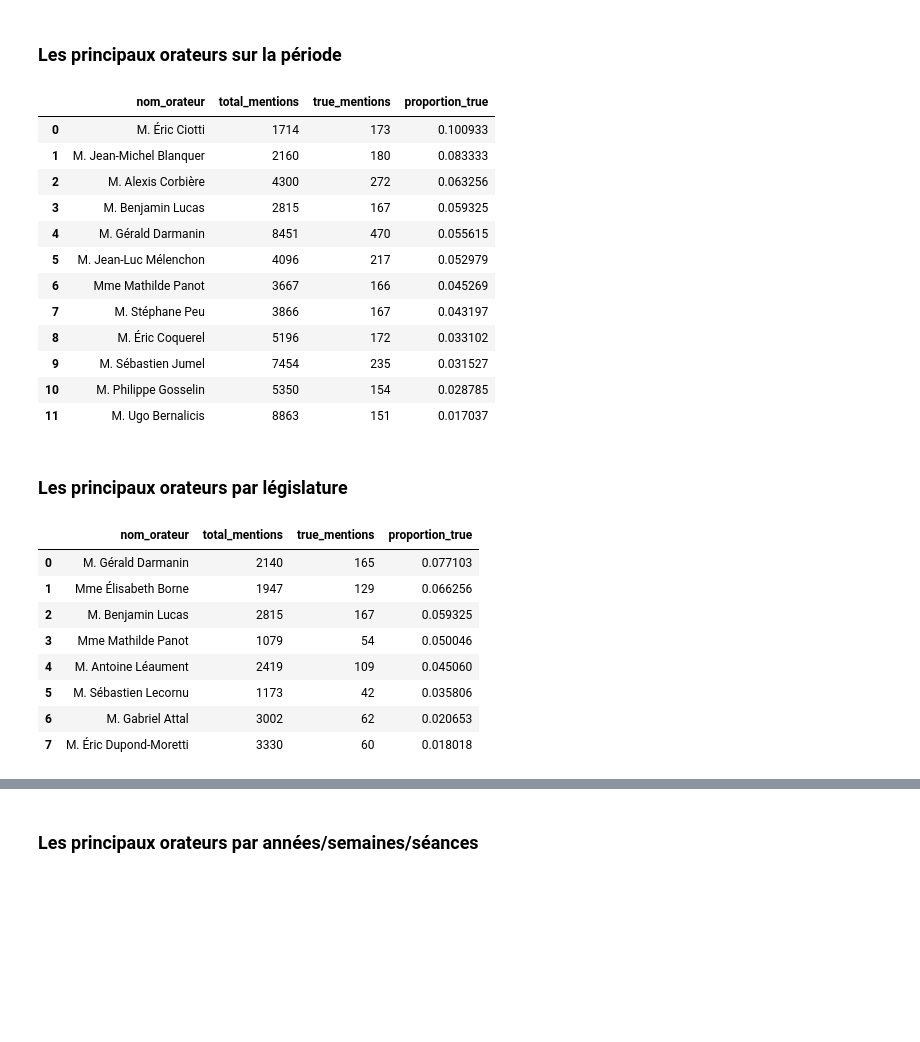
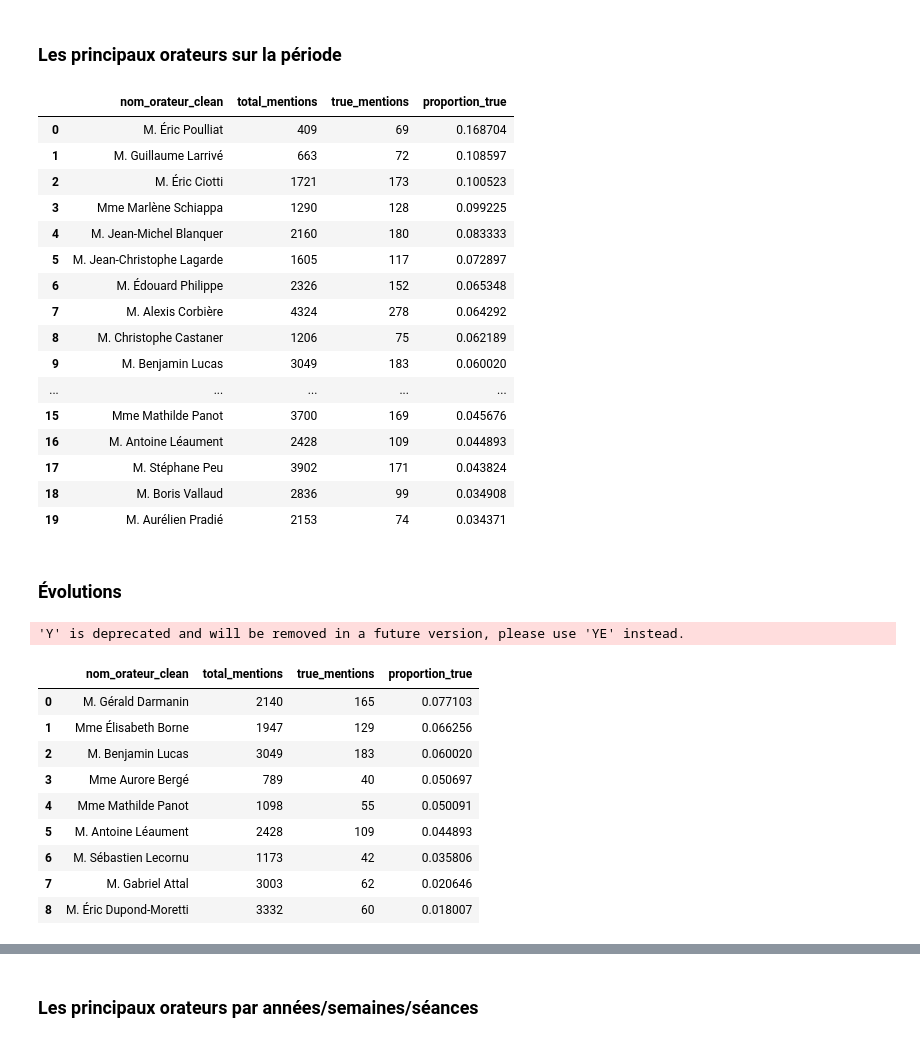
Before and after one commit to leomignot/republique-cest-quoi, a Jupyter notebook: exploration/analyses_%.ipynb, the cells around one changed output, grey strips where cells are left out. Drawn from its saved outputs; the diff is of its cells as text; code cells hidden in the pictures; blank space fills up the shorter version.

Commit message:
Nettoyage coquille clean & filter + avancées analyses explo

```diff
--- a/exploration/analyses_%.ipynb
+++ b/exploration/analyses_%.ipynb
@@ -730,47 +831,51 @@ top_parti_periodique(df, periode="intervalle", date_debut="2021-02-01", date_fin
 # %%
 # Compter le nombre de fois où chaque orateur dit "République"
 counts = (
-    df.groupby("nom_orateur")["repu_match_valide"]
+    df.groupby("nom_orateur_clean")["repu_match_valide"]
     .agg(total_mentions="count", true_mentions=lambda x: (x == True).sum())
     .reset_index()
 )
 
 # Calcul de la proportion
 counts["proportion_true"] = counts["true_mentions"] / counts["total_mentions"]
 
 # Filtrer les orateurs avec au moins 10 mentions True
-filtered = counts[counts["true_mentions"] >= 150]
+filtered = counts[counts["true_mentions"] >= 65]
 
 # Trier par proportion décroissante et garder les 40 premiers
-df_top20 = filtered.sort_values("proportion_true", ascending=False).head(40).reset_index(drop=True)
+df_top20 = filtered.sort_values("proportion_true", ascending=False).head(20).reset_index(drop=True)
 
 # Graphique
 fig_top20 = px.bar(
     df_top20,
-    x="nom_orateur",
+    x="nom_orateur_clean",
     y="proportion_true",
     title="Top 20 orateurs par proportion de mentions de 'République'",
-    labels={"Nom_orateur": "Personnel politique", "proportion_true": "% 'République'"},
+    labels={"nom_orateur_clean": "Personnel politique", "proportion_true": "% 'République'"},
     template="plotly_white",
 )
 
 fig_top20.update_layout(xaxis_tickangle=-45)
 
 fig_top20.show()
 df_top20
 # %% [output]
-|  | nom_orateur | total_mentions | true_mentions | proportion_true |
-| 0 | M. Éric Ciotti | 1714 | 173 | 0.100933 |
-| 1 | M. Jean-Michel Blanquer | 2160 | 180 | 0.083333 |
-| 2 | M. Alexis Corbière | 4300 | 272 | 0.063256 |
-| 3 | M. Benjamin Lucas | 2815 | 167 | 0.059325 |
-| 4 | M. Gérald Darmanin | 8451 | 470 | 0.055615 |
-| 5 | M. Jean-Luc Mélenchon | 4096 | 217 | 0.052979 |
-| 6 | Mme Mathilde Panot | 3667 | 166 | 0.045269 |
-| 7 | M. Stéphane Peu | 3866 | 167 | 0.043197 |
-| 8 | M. Éric Coquerel | 5196 | 172 | 0.033102 |
-| 9 | M. Sébastien Jumel | 7454 | 235 | 0.031527 |
-| 10 | M. Philippe Gosselin | 5350 | 154 | 0.028785 |
-| 11 | M. Ugo Bernalicis | 8863 | 151 | 0.017037 |
+|  | nom_orateur_clean | total_mentions | true_mentions | proportion_true |
+| 0 | M. Éric Poulliat | 409 | 69 | 0.168704 |
+| 1 | M. Guillaume Larrivé | 663 | 72 | 0.108597 |
+| 2 | M. Éric Ciotti | 1721 | 173 | 0.100523 |
+| 3 | Mme Marlène Schiappa | 1290 | 128 | 0.099225 |
+| 4 | M. Jean-Michel Blanquer | 2160 | 180 | 0.083333 |
+| 5 | M. Jean-Christophe Lagarde | 1605 | 117 | 0.072897 |
+| 6 | M. Édouard Philippe | 2326 | 152 | 0.065348 |
+| 7 | M. Alexis Corbière | 4324 | 278 | 0.064292 |
+| 8 | M. Christophe Castaner | 1206 | 75 | 0.062189 |
+| 9 | M. Benjamin Lucas | 3049 | 183 | 0.060020 |
+| ... | ... | ... | ... | ... |
+| 15 | Mme Mathilde Panot | 3700 | 169 | 0.045676 |
+| 16 | M. Antoine Léaument | 2428 | 109 | 0.044893 |
+| 17 | M. Stéphane Peu | 3902 | 171 | 0.043824 |
+| 18 | M. Boris Vallaud | 2836 | 99 | 0.034908 |
+| 19 | M. Aurélien Pradié | 2153 | 74 | 0.034371 |
 # %% [markdown]
-### Les principaux orateurs par législature
+### Évolutions
@@ -777,10 +953,14 @@ df_top20
+# %%
+evolution_personnel_pourcentage(df)
+# %% [output]
+'Y' is deprecated and will be removed in a future version, please use 'YE' instead.
 # %%
 df_16e = df[df["legislature"]== 16]
 df_15e = df[df["legislature"]== 15]
 # %%
 # Compter le nombre de fois où chaque orateur dit "République"
 counts = (
-    df_16e.groupby("nom_orateur")["repu_match_valide"]
+    df_16e.groupby("nom_orateur_clean")["repu_match_valide"]
     .agg(total_mentions="count", true_mentions=lambda x: (x == True).sum())
     .reset_index()
 )
@@ -797,10 +977,10 @@ df16_top20 = filtered.sort_values("proportion_true", ascending=False).head(40).r
 # Graphique
 fig16_top20 = px.bar(
     df16_top20,
-    x="nom_orateur",
+    x="nom_orateur_clean",
     y="proportion_true",
     title="Top 20 orateurs par proportion de mentions de 'République > 40, 16e législature'",
-    labels={"nom_orateur": "Personnel politique", "proportion_true": "% 'République'"},
+    labels={"nom_orateur_clean": "Personnel politique", "proportion_true": "% 'République'"},
     template="plotly_white",
 )
 
@@ -809,15 +989,16 @@ fig16_top20.update_layout(xaxis_tickangle=-45)
 fig16_top20.show()
 df16_top20
 # %% [output]
-|  | nom_orateur | total_mentions | true_mentions | proportion_true |
+|  | nom_orateur_clean | total_mentions | true_mentions | proportion_true |
 | 0 | M. Gérald Darmanin | 2140 | 165 | 0.077103 |
 | 1 | Mme Élisabeth Borne | 1947 | 129 | 0.066256 |
-| 2 | M. Benjamin Lucas | 2815 | 167 | 0.059325 |
-| 3 | Mme Mathilde Panot | 1079 | 54 | 0.050046 |
-| 4 | M. Antoine Léaument | 2419 | 109 | 0.045060 |
-| 5 | M. Sébastien Lecornu | 1173 | 42 | 0.035806 |
-| 6 | M. Gabriel Attal | 3002 | 62 | 0.020653 |
-| 7 | M. Éric Dupond-Moretti | 3330 | 60 | 0.018018 |
+| 2 | M. Benjamin Lucas | 3049 | 183 | 0.060020 |
+| 3 | Mme Aurore Bergé | 789 | 40 | 0.050697 |
+| 4 | Mme Mathilde Panot | 1098 | 55 | 0.050091 |
+| 5 | M. Antoine Léaument | 2428 | 109 | 0.044893 |
+| 6 | M. Sébastien Lecornu | 1173 | 42 | 0.035806 |
+| 7 | M. Gabriel Attal | 3003 | 62 | 0.020646 |
+| 8 | M. Éric Dupond-Moretti | 3332 | 60 | 0.018007 |
 # %%
 # Compter le nombre de fois où chaque orateur dit "République"
 counts = (
```
Also changed, not shown: parts of 42 cells of this notebook, 2 other files.
